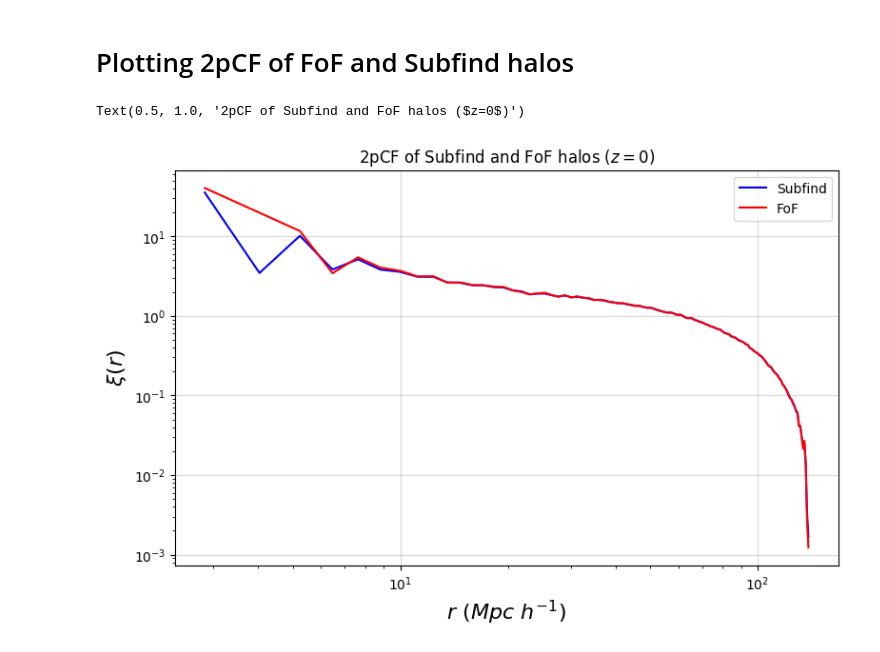
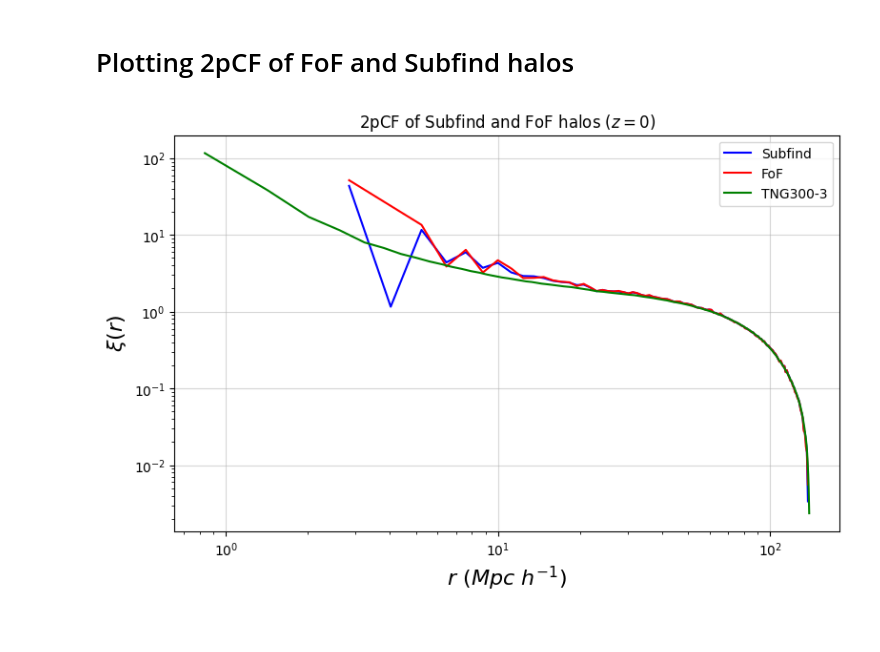
Before and after one commit to sparxastronomy/2022_SummerProject, a Jupyter notebook: Illustris/test_catalogue.ipynb, the cells around one changed output. Cells and saved outputs as stored; diff of their text form; code cells hidden in the pictures.

Commit message:
More Organization. Added script for Eagle catalog
Renamed images for better Identification
Fixed typos in notebooks and .py files
Added and Updated README.

```diff
--- a/Illustris/test_catalogue.ipynb
+++ b/Illustris/test_catalogue.ipynb
@@ -348,8 +345,8 @@ Done!!
 # %%
 #reading data from the HDF5 file
 h5f = hp5.File('FinalProducts/2pCF_TNG.hdf5', 'r')
-grp1 = h5f['TNG300-2-Subfind_Subhalos']
-grp2 = h5f['TNG300-2-FoF_halos']
+grp1 = h5f['TNG300-3-Subfind_Subhalos']
+grp2 = h5f['TNG300-3-FoF_halos']
 
 #getting the data for Subfind
 xi0_filtered_S = grp1['xi0'][:]
@@ -358,27 +355,31 @@ r_filterd_S = grp1['r'][:]
 #getting the data for FoF
 xi0_filtered_F = grp2['xi0'][:]
 r_filterd_F = grp2['r'][:]
+# %%
+grp3 = h5f['TNG300-3']
+xi0 = grp3['xi0'][:]
+r = grp3['r'][:]
 # %%
 #plotting
 # changing font style to Serif
 plt.rc('font',**{'family':'serif','serif':['Times']})
 
 plt.figure(figsize=(9,5.5), dpi=100)
 plt.plot(r_filterd_S,xi0_filtered_S, color='blue', label='Subfind')
 plt.plot(r_filterd_F,xi0_filtered_F, color='red', label='FoF')
+plt.plot(r,xi0, color='green', label='TNG300-3')
 #setting log scale
 plt.xscale('log')
 plt.yscale('log')
 
 plt.legend()
 
 # plt.xlim(0.1, 10)
 plt.grid(alpha=0.5)
 plt.xlabel('$r ~(Mpc~h^{-1})$',  fontsize=16)
 plt.ylabel("$\\xi(r)$", fontsize=16)
 plt.title('2pCF of Subfind and FoF halos ($z=0$)')
 
-# plt.savefig('2pCF_Subfind_FoF.jpg', dpi=300, bbox_inches='tight')
+plt.savefig('2pCF_TNG300-3_Subfind_FoF.jpg', dpi=300, bbox_inches='tight')
 # %% [output]
-Text(0.5, 1.0, '2pCF of Subfind and FoF halos ($z=0$)')
-[figure, old version]
+[figure, new version]
```
Also changed, not shown: parts of 14 cells of this notebook, 15 other files.
